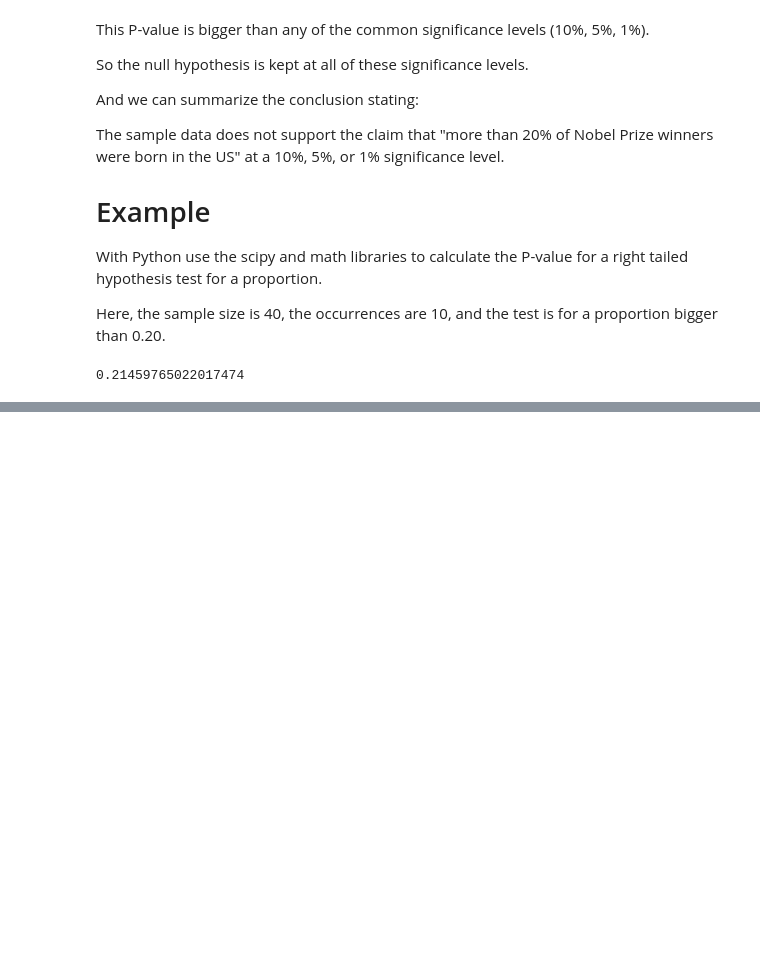
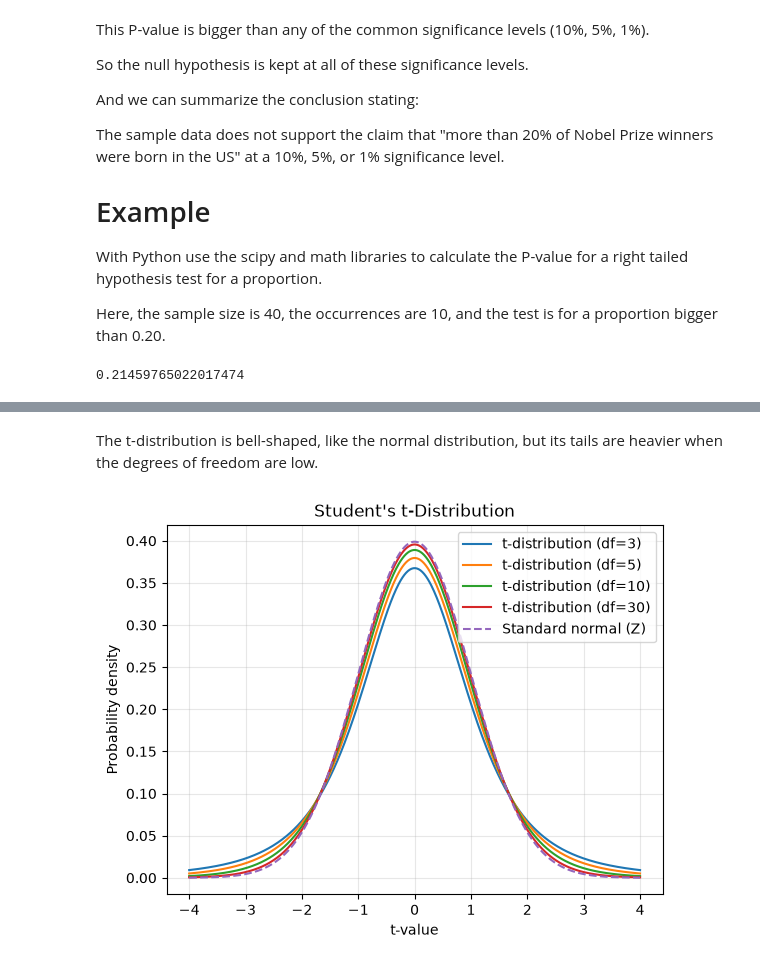
Before and after one commit to Robert837-sys/Statistics_for_data_analysis_and_science, a Jupyter notebook: stats.ipynb, the cells around one changed output, grey strips where cells are left out. Drawn from its saved outputs; the diff is of its cells as text; code cells hidden in the pictures; blank space fills up the shorter version.

Commit message:
The end of thsi stat learning

```diff
--- a/stats.ipynb
+++ b/stats.ipynb
@@ -1059,0 +1146,25 @@ By taking  a sample of 30 randomly selected Nobel prize winners we could find th
+# %% [markdown]
+The t-distribution is bell-shaped, like the normal distribution, but its tails are heavier when the degrees of freedom are low.
+# %%
+# Revision
+# np.linspace(-4, 4, 500) creates a NumPy array of 500 evenly spaced numbers from -4 to 4, with both endpoints included.
+# step = (stop - start) / (num - 1) = 8 / 499 ≈ 0.016032
+x=np.linspace(-4,4,500)
+df_values=[3,5,10,30]
+
+# plot for each t-distribution
+for df in df_values:
+    y=stats.t.pdf(x,df=df)
+    plt.plot(x,y,label=f"t-distribution (df={df})")
+
+# Standard normal distribution for comparison
+plt.plot(x,stats.norm.pdf(x),linestyle="--",label="Standard normal (Z)")
+
+plt.title("Student's t-Distribution")
+plt.xlabel("t-value")
+plt.ylabel("Probability density")
+plt.legend()
+plt.grid(alpha=0.3)
+plt.show()
+# %% [output]
+[figure, added]
```
Also changed, not shown: parts of 11 cells of this notebook, 10 other files.
